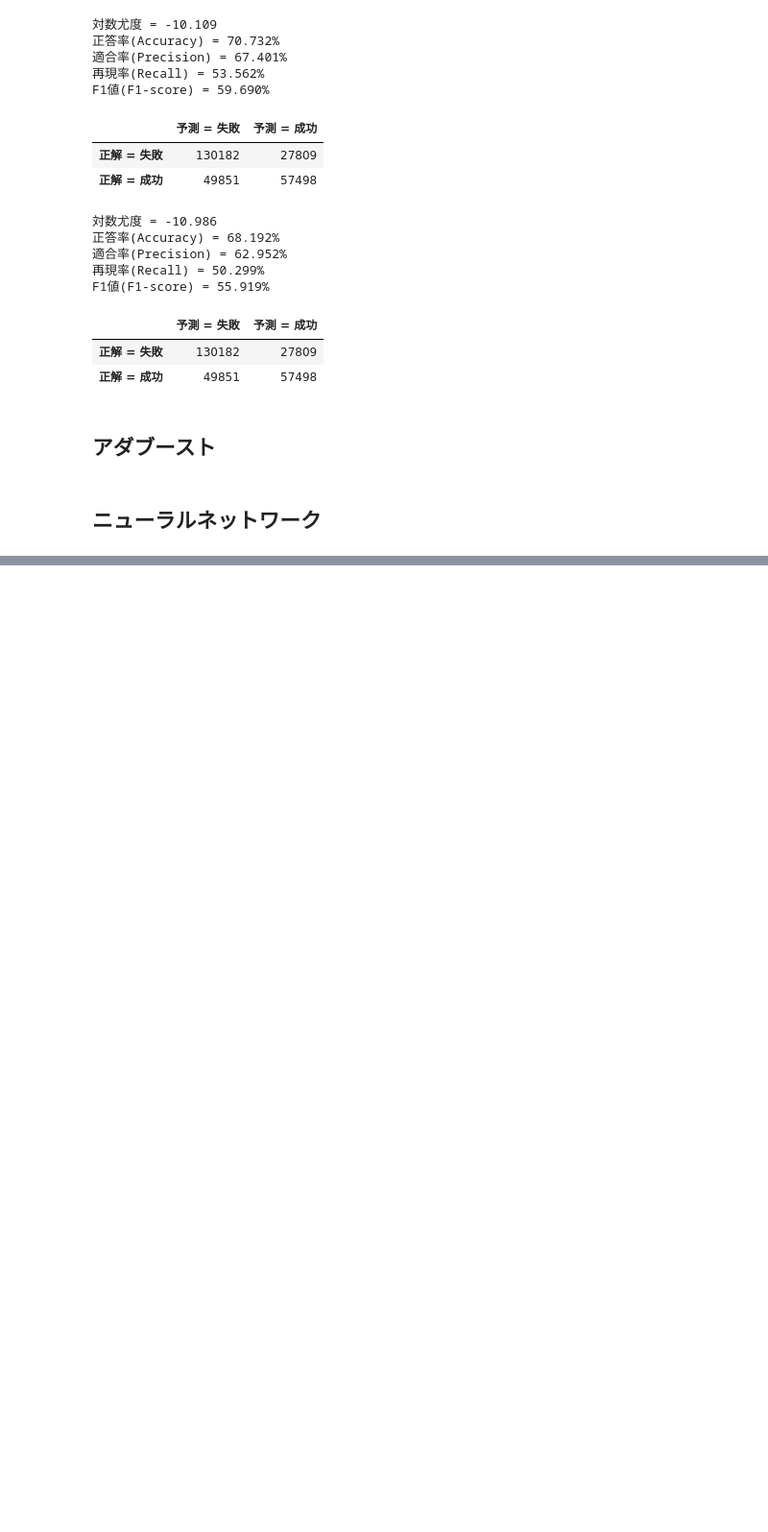
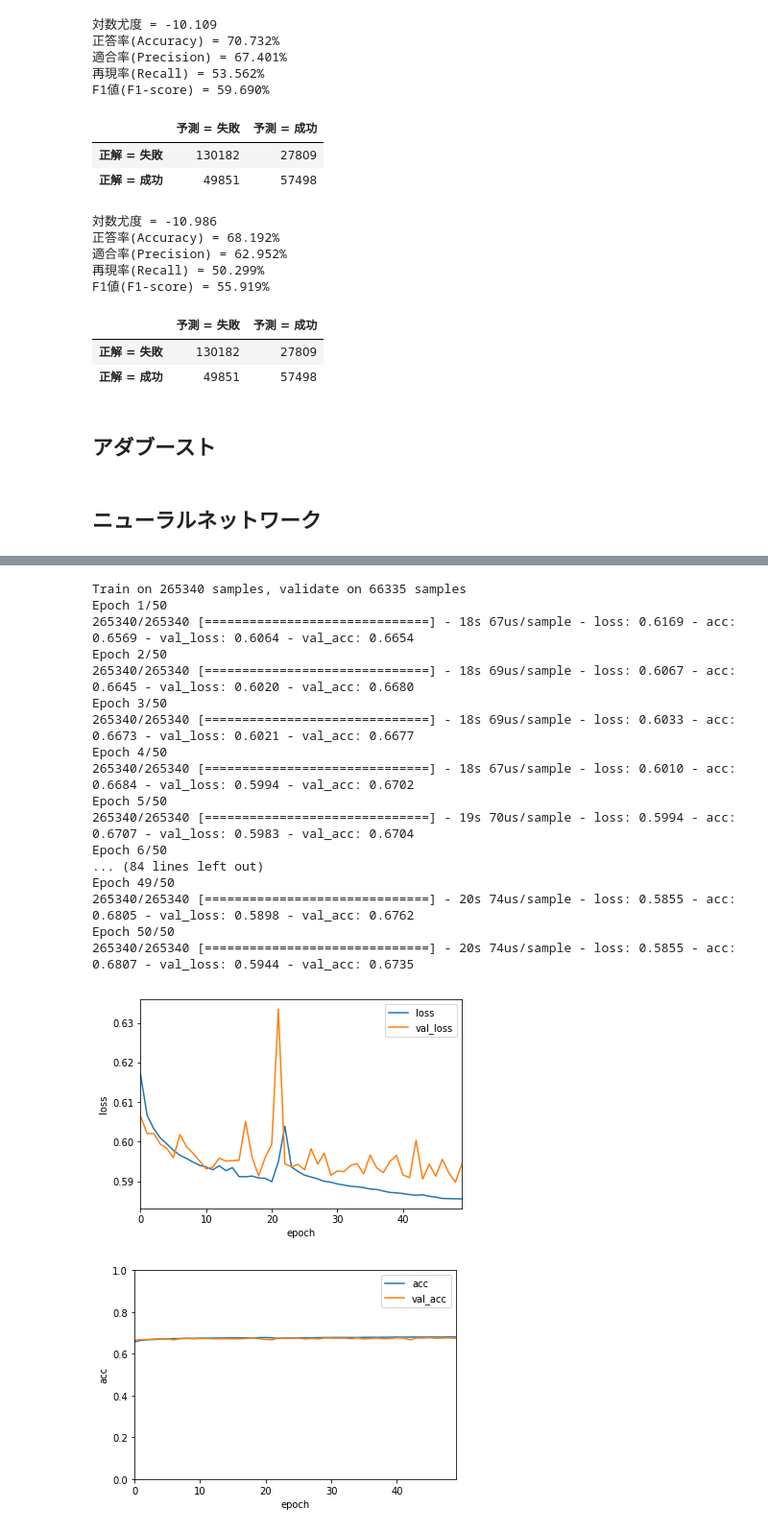
Before and after one commit to mstd100/AI_seminar, a Jupyter notebook: Day3_work_土井将登v2.ipynb, the cells around one changed output, grey strips where cells are left out. Shown at 96% size. Drawn from its saved outputs; the diff is of its cells as text; code cells hidden in the pictures; blank space fills up the shorter version.

```diff
--- a/Day3_work_土井将登v2.ipynb
+++ b/Day3_work_土井将登v2.ipynb
@@ -562,3 +565,10 @@ clf3_ad = AdaBoostClassifier(DecisionTreeClassifier(
 )
 # %% [markdown]
 ## ニューラルネットワーク
+# %%
+# one-hotベクトルに変更
+from tensorflow.keras.utils import to_categorical
+y_train2 = to_categorical(y_train)
+y_test2 = to_categorical(y_test)
+
+print(y_test2)
@@ -564,0 +583,52 @@ clf3_ad = AdaBoostClassifier(DecisionTreeClassifier(
+# %%
+model = Sequential()
+model.add(Dense(50, activation='relu', input_dim=175))
+model.add(Dense(50, activation='relu', input_dim=6))
+model.add(Dense(2, activation='sigmoid')) #2値分類なのでsigmoidにした。
+
+
+sgd = SGD(lr=0.01, momentum=0.9, nesterov=False)
+
+
+model.compile(loss='binary_crossentropy',
+              optimizer=sgd,
+              metrics=['accuracy'])
+# %%
+fit = model.fit(X_train_stand, y_train2,
+          epochs=50,
+          batch_size=20,validation_data=(X_test_stand, y_test2))
+
+# 各epochにおける損失と精度をdfに入れる
+df = pd.DataFrame(fit.history)
+
+# グラフ化
+df[["loss", "val_loss"]].plot()
+plt.ylabel("loss")
+plt.xlabel("epoch")
+plt.show()
+
+df[["acc", "val_acc"]].plot()
+plt.ylabel("acc")
+plt.xlabel("epoch")
+plt.ylim([0,1.0])
+plt.show()
+# %% [output]
+Train on 265340 samples, validate on 66335 samples
+Epoch 1/50
+265340/265340 [==============================] - 18s 67us/sample - loss: 0.6169 - acc: 0.6569 - val_loss: 0.6064 - val_acc: 0.6654
+Epoch 2/50
+265340/265340 [==============================] - 18s 69us/sample - loss: 0.6067 - acc: 0.6645 - val_loss: 0.6020 - val_acc: 0.6680
+Epoch 3/50
+265340/265340 [==============================] - 18s 69us/sample - loss: 0.6033 - acc: 0.6673 - val_loss: 0.6021 - val_acc: 0.6677
+Epoch 4/50
+265340/265340 [==============================] - 18s 67us/sample - loss: 0.6010 - acc: 0.6684 - val_loss: 0.5994 - val_acc: 0.6702
+Epoch 5/50
+265340/265340 [==============================] - 19s 70us/sample - loss: 0.5994 - acc: 0.6707 - val_loss: 0.5983 - val_acc: 0.6704
+Epoch 6/50
+... (84 lines left out)
+Epoch 49/50
+265340/265340 [==============================] - 20s 74us/sample - loss: 0.5855 - acc: 0.6805 - val_loss: 0.5898 - val_acc: 0.6762
+Epoch 50/50
+265340/265340 [==============================] - 20s 74us/sample - loss: 0.5855 - acc: 0.6807 - val_loss: 0.5944 - val_acc: 0.6735
+[figure, added]
+[figure, added]
```
Also changed, not shown: parts of 8 cells of this notebook.
